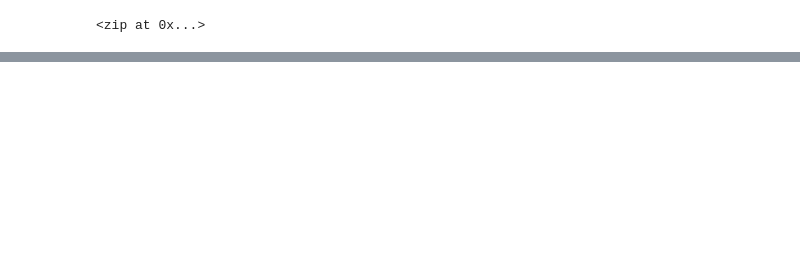
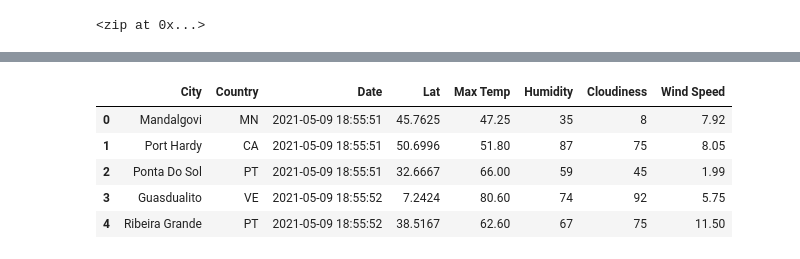
Before and after one commit to moonem/World_Weather_Analysis, a Jupyter notebook: WeatherPy.ipynb, the cells around one changed output, grey strips where cells are left out. Saved outputs shown, nothing was run; the diff lists cells and outputs as text; code cells hidden in the pictures; blank space fills up the shorter version.

```diff
--- a/WeatherPy.ipynb
+++ b/WeatherPy.ipynb
@@ -53,0 +163,10 @@ len(cities)
+# %%
+city_data_df = city_data_df[new_column_order]
+city_data_df.head()
+# %% [output]
+|  | City | Country | Date | Lat | Max Temp | Humidity | Cloudiness | Wind Speed |
+| 0 | Mandalgovi | MN | 2021-05-09 18:55:51 | 45.7625 | 47.25 | 35 | 8 | 7.92 |
+| 1 | Port Hardy | CA | 2021-05-09 18:55:51 | 50.6996 | 51.80 | 87 | 75 | 8.05 |
+| 2 | Ponta Do Sol | PT | 2021-05-09 18:55:51 | 32.6667 | 66.00 | 59 | 45 | 1.99 |
+| 3 | Guasdualito | VE | 2021-05-09 18:55:52 | 7.2424 | 80.60 | 74 | 92 | 5.75 |
+| 4 | Ribeira Grande | PT | 2021-05-09 18:55:52 | 38.5167 | 62.60 | 67 | 75 | 11.50 |
```
Also changed, not shown: parts of 9 cells of this notebook, 3 other files.
